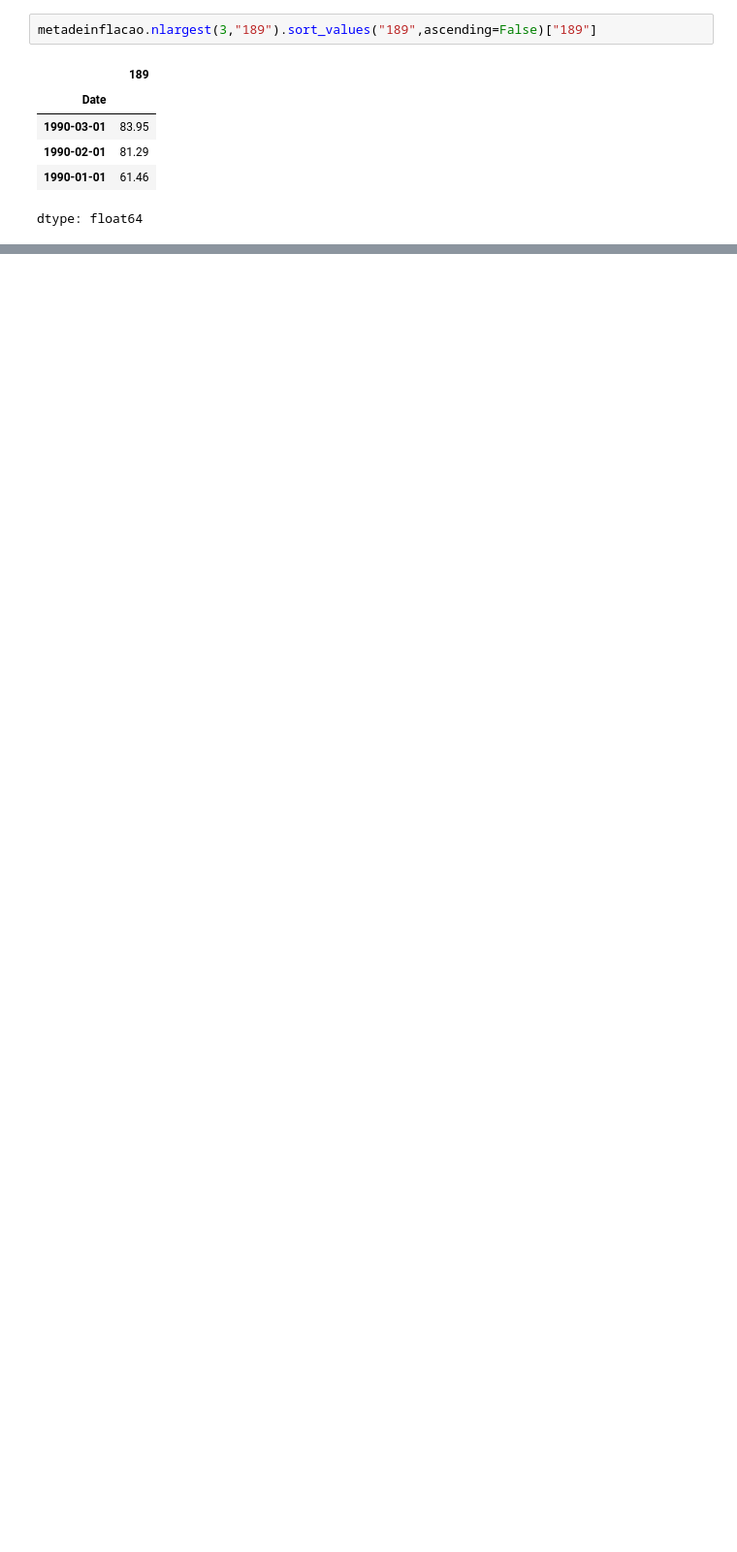
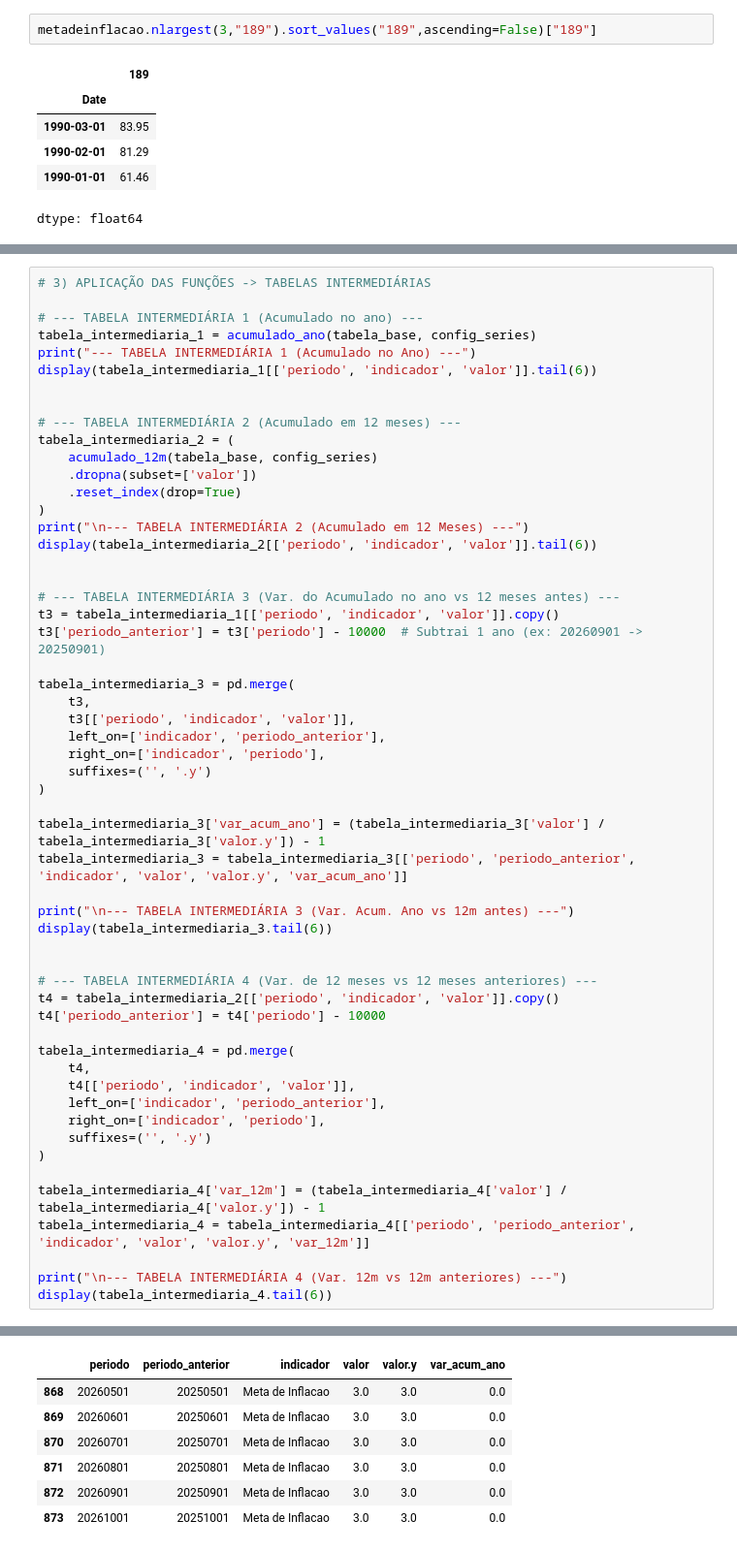
Before and after one commit to rodrigoesborges/conju-python, a Jupyter notebook: GRUPO 4 tabelas (politica monetária) meta de inflação.ipynb, the cells around one changed output, grey strips where cells are left out. Shown at 97% size. Saved outputs shown, nothing was run; the diff lists cells and outputs as text; blank space fills up the shorter version.

```diff
--- a/GRUPO 4 tabelas (politica monetária) meta de inflação.ipynb
+++ b/GRUPO 4 tabelas (politica monetária) meta de inflação.ipynb
@@ -146,0 +304,56 @@ print(len(metadeinflacao[metadeinflacao["13521"]<media]))
+# %%
+# 3) APLICAÇÃO DAS FUNÇÕES -> TABELAS INTERMEDIÁRIAS
+
+# --- TABELA INTERMEDIÁRIA 1 (Acumulado no ano) ---
+tabela_intermediaria_1 = acumulado_ano(tabela_base, config_series)
+print("--- TABELA INTERMEDIÁRIA 1 (Acumulado no Ano) ---")
+display(tabela_intermediaria_1[['periodo', 'indicador', 'valor']].tail(6))
+
+
+# --- TABELA INTERMEDIÁRIA 2 (Acumulado em 12 meses) ---
+tabela_intermediaria_2 = (
+    acumulado_12m(tabela_base, config_series)
+    .dropna(subset=['valor'])
+    .reset_index(drop=True)
+)
+print("\n--- TABELA INTERMEDIÁRIA 2 (Acumulado em 12 Meses) ---")
+display(tabela_intermediaria_2[['periodo', 'indicador', 'valor']].tail(6))
+
+
+# --- TABELA INTERMEDIÁRIA 3 (Var. do Acumulado no ano vs 12 meses antes) ---
+t3 = tabela_intermediaria_1[['periodo', 'indicador', 'valor']].copy()
+t3['periodo_anterior'] = t3['periodo'] - 10000  # Subtrai 1 ano (ex: 20260901 -> 20250901)
+
+tabela_intermediaria_3 = pd.merge(
+    t3,
+    t3[['periodo', 'indicador', 'valor']],
+    left_on=['indicador', 'periodo_anterior'],
+    right_on=['indicador', 'periodo'],
+    suffixes=('', '.y')
+)
+
+tabela_intermediaria_3['var_acum_ano'] = (tabela_intermediaria_3['valor'] / tabela_intermediaria_3['valor.y']) - 1
+tabela_intermediaria_3 = tabela_intermediaria_3[['periodo', 'periodo_anterior', 'indicador', 'valor', 'valor.y', 'var_acum_ano']]
+
+print("\n--- TABELA INTERMEDIÁRIA 3 (Var. Acum. Ano vs 12m antes) ---")
+display(tabela_intermediaria_3.tail(6))
+
+
+# --- TABELA INTERMEDIÁRIA 4 (Var. de 12 meses vs 12 meses anteriores) ---
+t4 = tabela_intermediaria_2[['periodo', 'indicador', 'valor']].copy()
+t4['periodo_anterior'] = t4['periodo'] - 10000
+
+tabela_intermediaria_4 = pd.merge(
+    t4,
+    t4[['periodo', 'indicador', 'valor']],
+    left_on=['indicador', 'periodo_anterior'],
+    right_on=['indicador', 'periodo'],
+    suffixes=('', '.y')
+)
+
+tabela_intermediaria_4['var_12m'] = (tabela_intermediaria_4['valor'] / tabela_intermediaria_4['valor.y']) - 1
+tabela_intermediaria_4 = tabela_intermediaria_4[['periodo', 'periodo_anterior', 'indicador', 'valor', 'valor.y', 'var_12m']]
+
+print("\n--- TABELA INTERMEDIÁRIA 4 (Var. 12m vs 12m anteriores) ---")
+display(tabela_intermediaria_4.tail(6))
+# %% [output]
@@ -146,0 +377,7 @@ print(len(metadeinflacao[metadeinflacao["13521"]<media]))
+|  | periodo | periodo_anterior | indicador | valor | valor.y | var_acum_ano |
+| 868 | 20260501 | 20250501 | Meta de Inflacao | 3.0 | 3.0 | 0.0 |
+| 869 | 20260601 | 20250601 | Meta de Inflacao | 3.0 | 3.0 | 0.0 |
+| 870 | 20260701 | 20250701 | Meta de Inflacao | 3.0 | 3.0 | 0.0 |
+| 871 | 20260801 | 20250801 | Meta de Inflacao | 3.0 | 3.0 | 0.0 |
+| 872 | 20260901 | 20250901 | Meta de Inflacao | 3.0 | 3.0 | 0.0 |
+| 873 | 20261001 | 20251001 | Meta de Inflacao | 3.0 | 3.0 | 0.0 |
```
Also changed, not shown: parts of 18 cells of this notebook.
